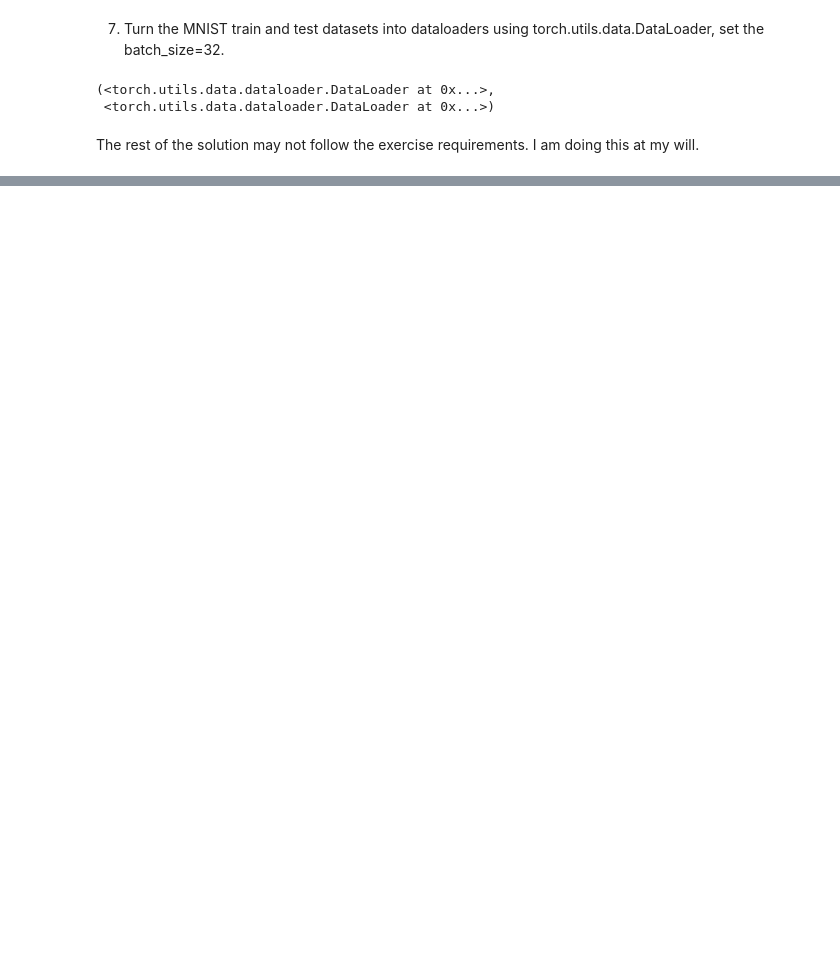
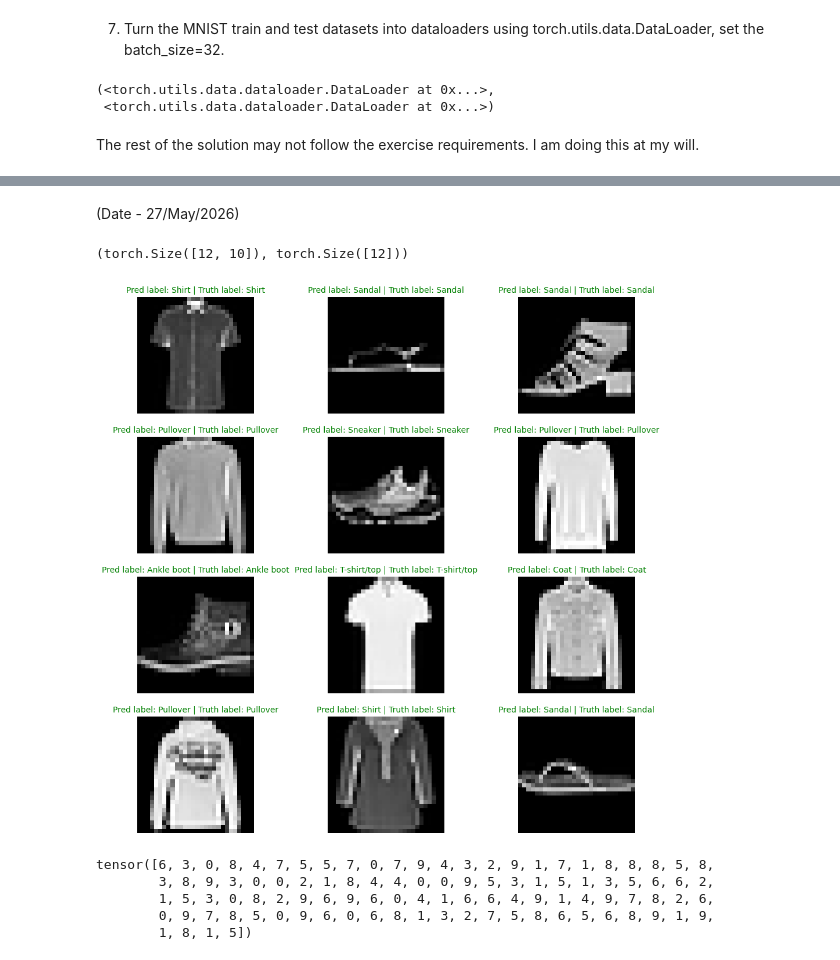
Before and after one commit to arnavv007/PyTorch, a Jupyter notebook: Learning the Basics/29.ipynb, the cells around one changed output, grey strips where cells are left out. Saved outputs shown, nothing was run; the diff lists cells and outputs as text; code cells hidden in the pictures; blank space fills up the shorter version.

```diff
--- a/Learning the Basics/29.ipynb
+++ b/Learning the Basics/29.ipynb
@@ -283,0 +279,69 @@ Test Loss: 0.4252 | Test accuracy: 0.85
+# %% [markdown]
+(Date - 27/May/2026)
+# %%
+def make_predictions(model:torch.nn.Module,
+                     data:list,
+                     device:torch.device):
+    pred_probs = []
+    model.to(device)
+    model.eval()
+
+    with torch.inference_mode():
+        for sample in data:
+            sample = torch.unsqueeze(sample, dim=1).to(device)
+            pred_logit = model(sample)
+            pred_prob = torch.softmax(pred_logit.squeeze(), dim=0)
+            pred_probs.append(pred_prob.cpu())
+
+    return torch.stack(pred_probs)
+# %%
+test_samples = []
+test_labels = []
+for sample, label in random.sample(list(test_data), k=12):
+    test_samples.append(sample)
+    test_labels.append(label)
+# %%
+pred_probs = make_predictions(model=Model,
+                              data=test_samples,
+                              device=device)
+pred_classes = pred_probs.argmax(dim=1)
+
+pred_probs.shape, pred_classes.shape
+# %% [output]
+(torch.Size([12, 10]), torch.Size([12]))
+# %%
+plt.figure(figsize=(12,12))
+nrows = 4
+ncols = 3
+for i, sample in enumerate(test_samples):
+    plt.subplot(nrows, ncols, i+1)
+    plt.imshow(sample.squeeze(), cmap="gray")
+    pred_label = class_names[pred_classes[i]]
+    truth_label = class_names[test_labels[i]]
+    title_text = f"Pred label: {pred_label} | Truth label: {truth_label}"
+    if pred_label == truth_label:
+        plt.title(title_text, fontsize=10, c="g")
+    else:
+        plt.title(title_text, fontsize=10, c="r")
+    plt.axis(False)
+# %% [output]
+[figure, added]
+# %%
+y_preds = []
+Model.eval()
+
+with torch.inference_mode():
+    for X, y in tqdm(test_dataloader, desc="Making predictions..."):
+        X, y = X.to(device), y.to(device)
+        y_logits = Model(X)
+        y_pred = y_logits.argmax(dim=1)
+        y_preds.append(y_pred.cpu())
+
+y_pred_tensor = torch.cat(y_preds)
+y_pred_tensor[9900:]
+# %% [output]
+tensor([6, 3, 0, 8, 4, 7, 5, 5, 7, 0, 7, 9, 4, 3, 2, 9, 1, 7, 1, 8, 8, 8, 5, 8,
+        3, 8, 9, 3, 0, 0, 2, 1, 8, 4, 4, 0, 0, 9, 5, 3, 1, 5, 1, 3, 5, 6, 6, 2,
+        1, 5, 3, 0, 8, 2, 9, 6, 9, 6, 0, 4, 1, 6, 6, 4, 9, 1, 4, 9, 7, 8, 2, 6,
+        0, 9, 7, 8, 5, 0, 9, 6, 0, 6, 8, 1, 3, 2, 7, 5, 8, 6, 5, 6, 8, 9, 1, 9,
+        1, 8, 1, 5])
```
Also changed, not shown: parts of 12 cells of this notebook, 1 other file.
